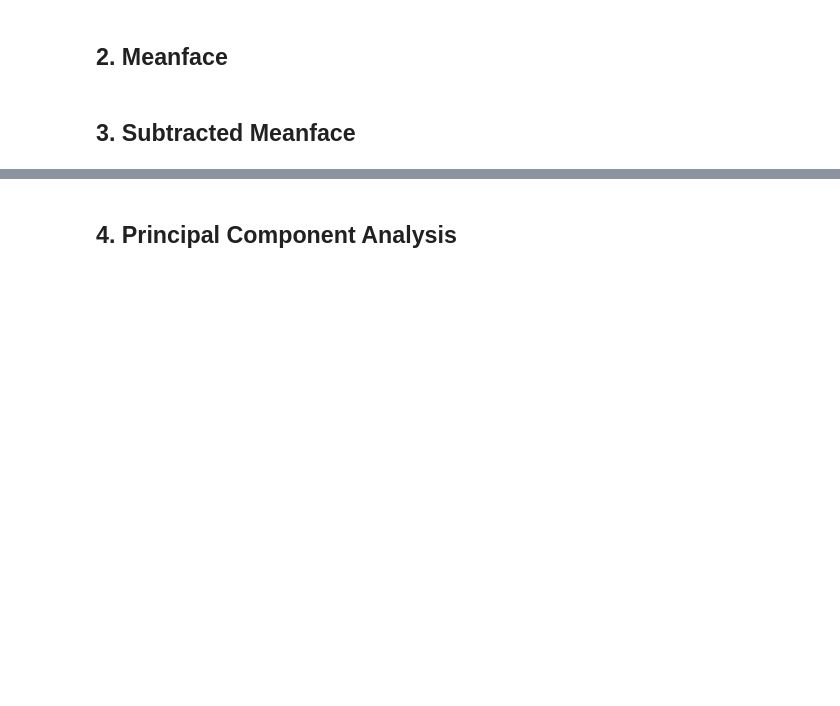
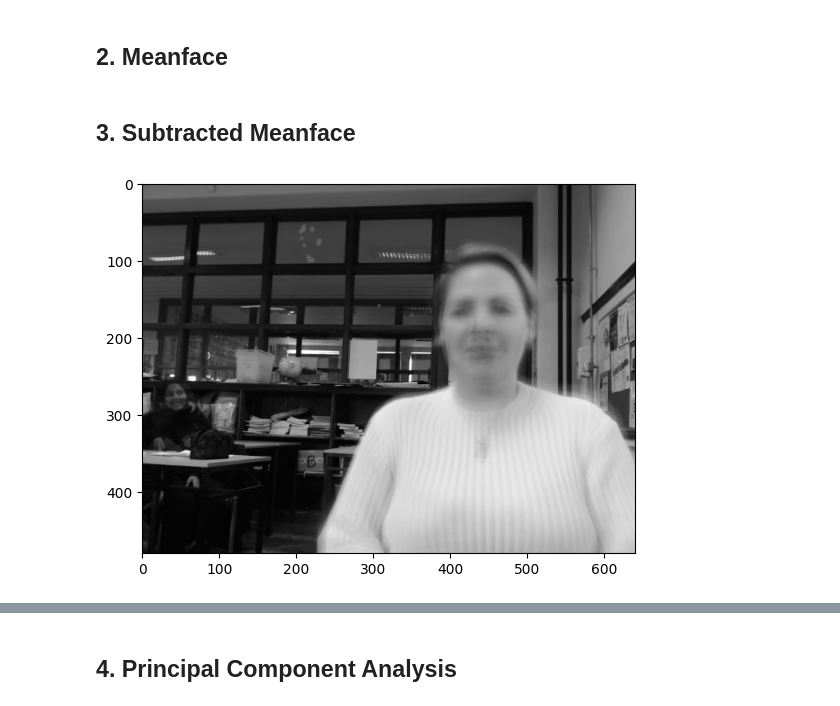
Before and after one commit to john-s-butler-dit/Maths-in-the-Wild, a Jupyter notebook: 05_EigenFaces/CODE/MitW_EigenFace.ipynb, the cells around one changed output, grey strips where cells are left out. Cells and saved outputs as stored; diff of their text form; code cells hidden in the pictures; blank space fills up the shorter version.

```diff
--- a/05_EigenFaces/CODE/MitW_EigenFace.ipynb
+++ b/05_EigenFaces/CODE/MitW_EigenFace.ipynb
@@ -243,4 +243,8 @@ mean_face = X_mean.reshape((h, w))
 # %%
 # Center the dataset by subtracting the mean image from each image
 # This creates a dataset where the mean of each feature (pixel) is zero
 X_centered = X - X_mean
+plt.imshow(mean_face.reshape((h, w)), cmap=plt.cm.gray)
+plt.show()
+# %% [output]
+[figure, added]
```
Also changed, not shown: parts of 11 cells of this notebook, 8 other files.
